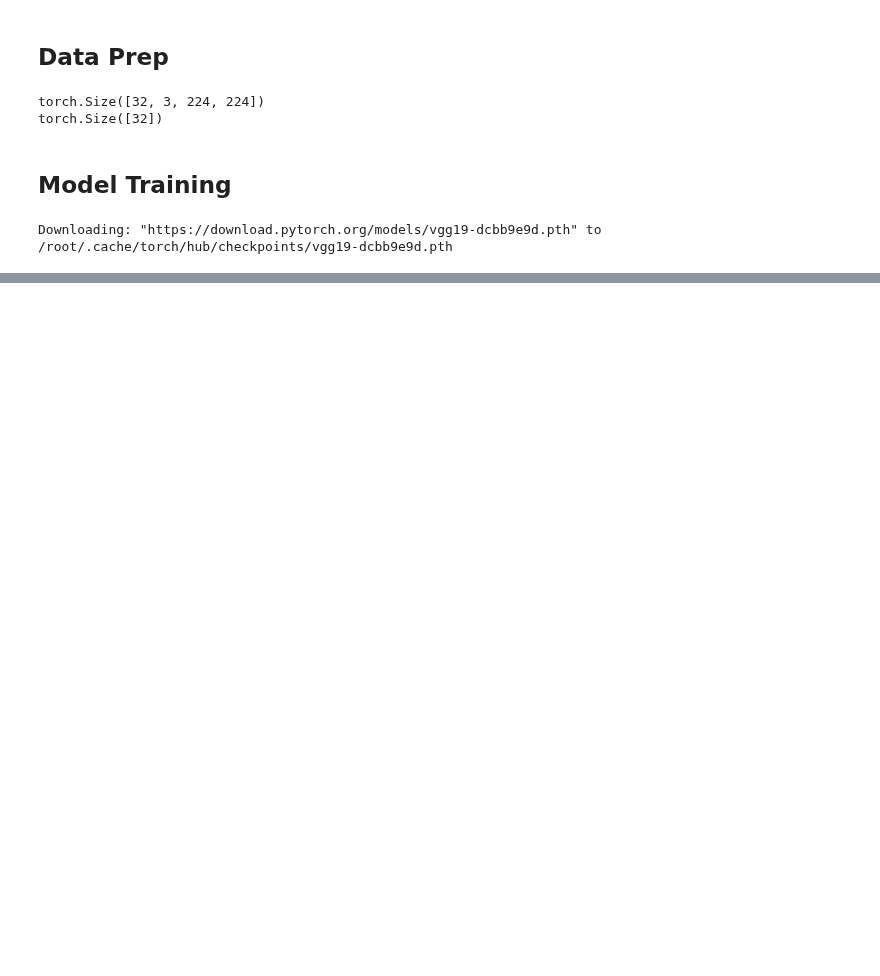
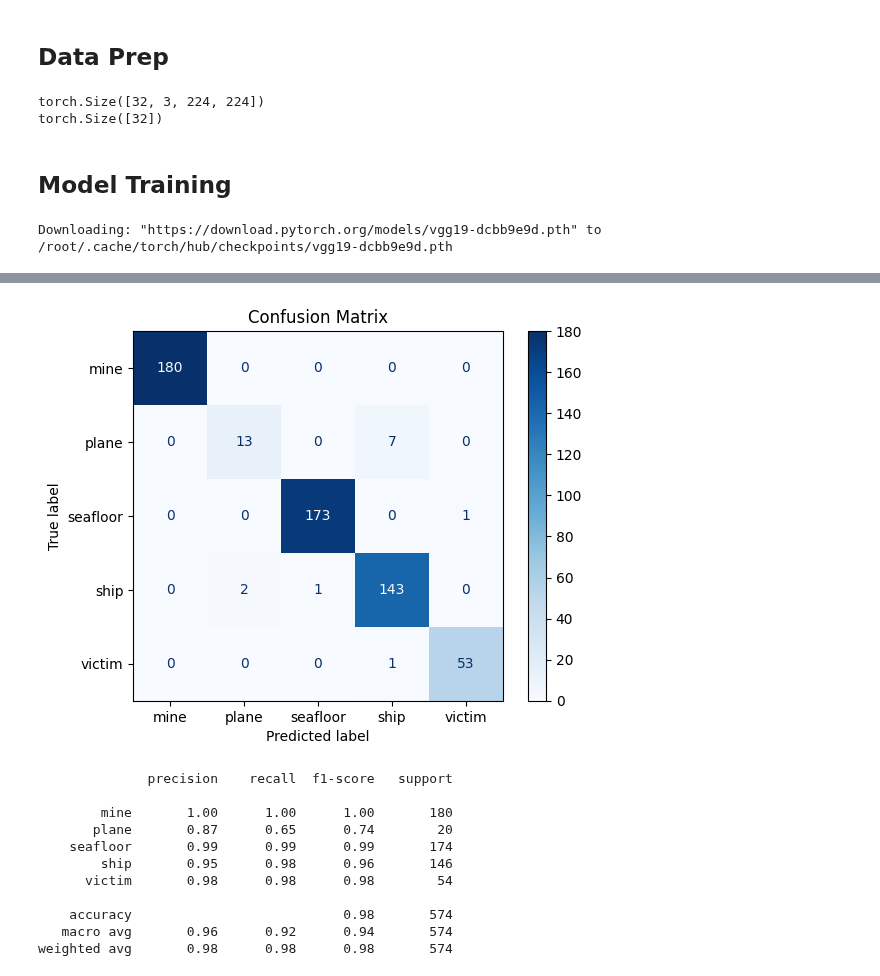
Before and after one commit to PaweekornS/underwater_sonar, a Jupyter notebook: classification/baseline.ipynb, the cells around one changed output, grey strips where cells are left out. Saved outputs shown, nothing was run; the diff lists cells and outputs as text; code cells hidden in the pictures; blank space fills up the shorter version.

```diff
--- a/classification/baseline.ipynb
+++ b/classification/baseline.ipynb
@@ -245,0 +318,12 @@ Val: acc -> 0.9181 / loss -> 0.0048
+# %%
+train_df['label'] = le.inverse_transform(train_df['label'])
+val_df['label'] = le.inverse_transform(val_df['label'])
+
+for label in tqdm(os.listdir("/content/klsg_dataset")):
+    os.makedirs(f'/content/yolo_data/train/{label}', exist_ok=True)
+    os.makedirs(f'/content/yolo_data/val/{label}', exist_ok=True)
+
+for _, row in train_df.iterrows():
+    shutil.copy(row['image_path'], f'/content/yolo_data/train/{row["label"]}/{row["image_path"].split("/")[-1]}')
+for _, row in val_df.iterrows():
+    shutil.copy(row['image_path'], f'/content/yolo_data/val/{row["label"]}/{row["image_path"].split("/")[-1]}')
@@ -245,0 +349,4 @@ Val: acc -> 0.9181 / loss -> 0.0048
+# %%
+model = YOLO("yolo11n-cls.pt")
+
+results = model.train(data="/content/yolo_data/", epochs=10, imgsz=224)
@@ -245,0 +459,33 @@ Val: acc -> 0.9181 / loss -> 0.0048
+# %%
+predictions = []
+for img in tqdm(val_df['image_path']):
+    result = model.predict(img, verbose=False)
+    label_map = result[0].names
+    pred = label_map[result[0].probs.top1]
+    predictions.append(pred)
+
+val_df['pred'] = predictions
+# %%
+# Generate the confusion matrix
+cm = confusion_matrix(val_df['label'], val_df['pred'], labels=le.classes_)
+
+# Display the confusion matrix
+disp = ConfusionMatrixDisplay(confusion_matrix=cm, display_labels=le.classes_)
+disp.plot(cmap=plt.cm.Blues)
+plt.title('Confusion Matrix')
+plt.show()
+
+print(classification_report(val_df['label'], val_df['pred']))
+# %% [output]
+[figure, added]
+              precision    recall  f1-score   support
+
+        mine       1.00      1.00      1.00       180
+       plane       0.87      0.65      0.74        20
+    seafloor       0.99      0.99      0.99       174
+        ship       0.95      0.98      0.96       146
+      victim       0.98      0.98      0.98        54
+
+    accuracy                           0.98       574
+   macro avg       0.96      0.92      0.94       574
+weighted avg       0.98      0.98      0.98       574
```
Also changed, not shown: parts of 11 cells of this notebook.
